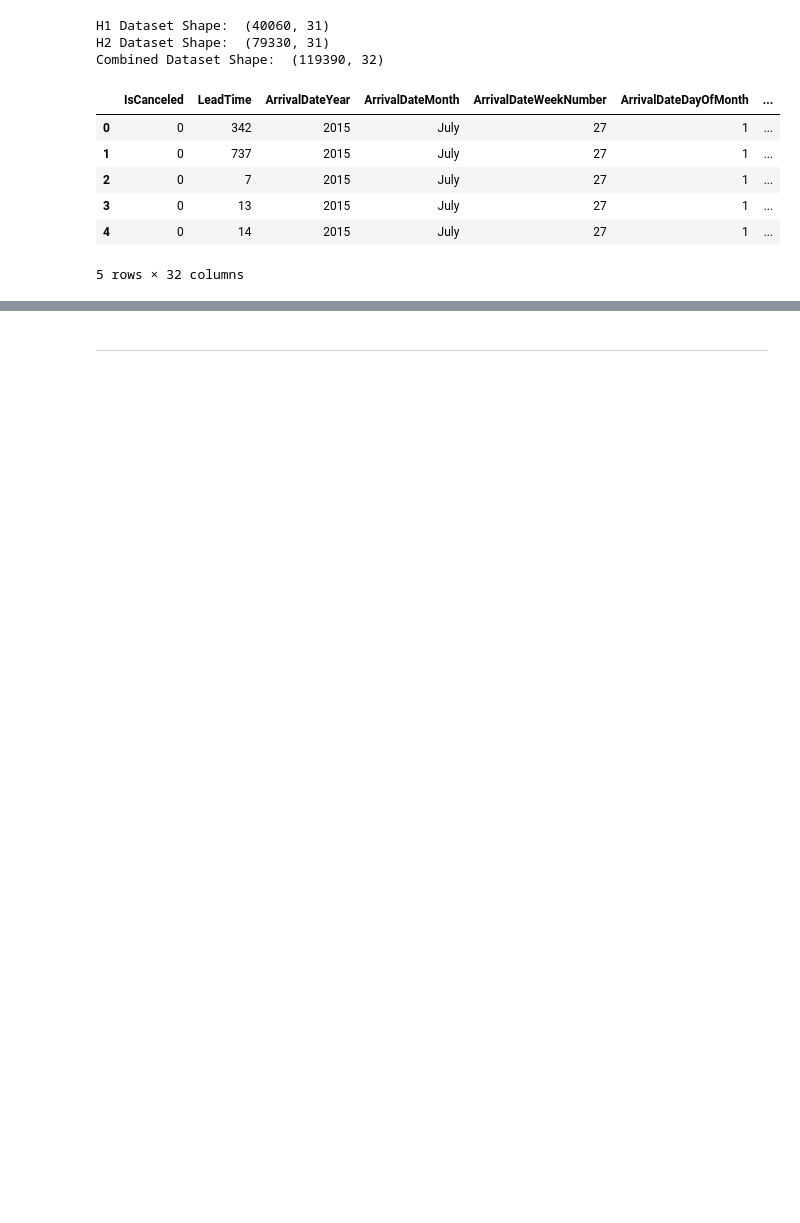
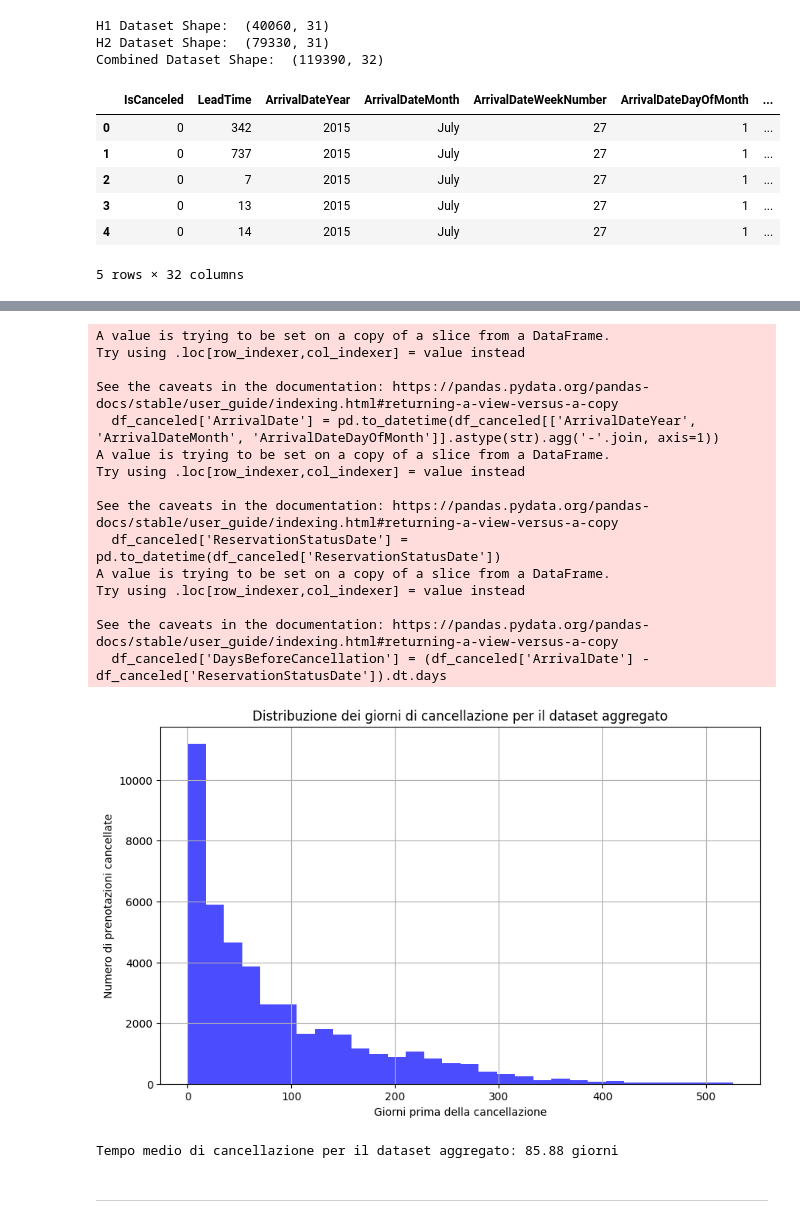
Before and after one commit to NamaWho/hotel-bookings-cancellation-prediction, a Jupyter notebook: eda.ipynb, the cells around one changed output, grey strips where cells are left out. Saved outputs shown, nothing was run; the diff lists cells and outputs as text; code cells hidden in the pictures; blank space fills up the shorter version.

```diff
--- a/eda.ipynb
+++ b/eda.ipynb
@@ -79,2 +239,58 @@ plt.show()
+# %%
+import pandas as pd
+import matplotlib.pyplot as plt
+
+# Assumiamo che df sia già caricato con le colonne corrette
+
+# Filtriamo le prenotazioni cancellate
+df_canceled = df[df['IsCanceled'] == 1]
+
+# Creiamo la colonna 'ArrivalDate' combinando anno, mese e giorno
+df_canceled['ArrivalDate'] = pd.to_datetime(df_canceled[['ArrivalDateYear', 'ArrivalDateMonth', 'ArrivalDateDayOfMonth']].astype(str).agg('-'.join, axis=1))
+
+# Convertiamo 'ReservationStatusDate' in formato datetime
+df_canceled['ReservationStatusDate'] = pd.to_datetime(df_canceled['ReservationStatusDate'])
+
+# Calcoliamo i giorni prima della cancellazione
+df_canceled['DaysBeforeCancellation'] = (df_canceled['ArrivalDate'] - df_canceled['ReservationStatusDate']).dt.days
+
+# Distribuzione dei tempi di cancellazione
+days_before_cancellation = df_canceled['DaysBeforeCancellation']
+
+# Creazione dell'istogramma per visualizzare i dati
+plt.figure(figsize=(10, 6))
+plt.hist(days_before_cancellation, bins=30, alpha=0.7, color='blue')
+
+# Aggiunta di etichette e titolo
+plt.xlabel('Giorni prima della cancellazione')
+plt.ylabel('Numero di prenotazioni cancellate')
+plt.title('Distribuzione dei giorni di cancellazione per il dataset aggregato')
+
+# Mostriamo il grafico
+plt.grid(True)
+plt.show()
+
+# Calcolo del tempo medio di cancellazione
+avg_days_before_cancellation = days_before_cancellation.mean()
+
+print(f"Tempo medio di cancellazione per il dataset aggregato: {avg_days_before_cancellation:.2f} giorni")
+# %% [output]
+A value is trying to be set on a copy of a slice from a DataFrame.
+Try using .loc[row_indexer,col_indexer] = value instead
+
+See the caveats in the documentation: https://pandas.pydata.org/pandas-docs/stable/user_guide/indexing.html#returning-a-view-versus-a-copy
+  df_canceled['ArrivalDate'] = pd.to_datetime(df_canceled[['ArrivalDateYear', 'ArrivalDateMonth', 'ArrivalDateDayOfMonth']].astype(str).agg('-'.join, axis=1))
+A value is trying to be set on a copy of a slice from a DataFrame.
+Try using .loc[row_indexer,col_indexer] = value instead
+
+See the caveats in the documentation: https://pandas.pydata.org/pandas-docs/stable/user_guide/indexing.html#returning-a-view-versus-a-copy
+  df_canceled['ReservationStatusDate'] = pd.to_datetime(df_canceled['ReservationStatusDate'])
+A value is trying to be set on a copy of a slice from a DataFrame.
+Try using .loc[row_indexer,col_indexer] = value instead
+
+See the caveats in the documentation: https://pandas.pydata.org/pandas-docs/stable/user_guide/indexing.html#returning-a-view-versus-a-copy
+  df_canceled['DaysBeforeCancellation'] = (df_canceled['ArrivalDate'] - df_canceled['ReservationStatusDate']).dt.days
+[figure, added]
+Tempo medio di cancellazione per il dataset aggregato: 85.88 giorni
 # %% [markdown]
 <hr>
```
Also changed, not shown: parts of 17 cells of this notebook.
